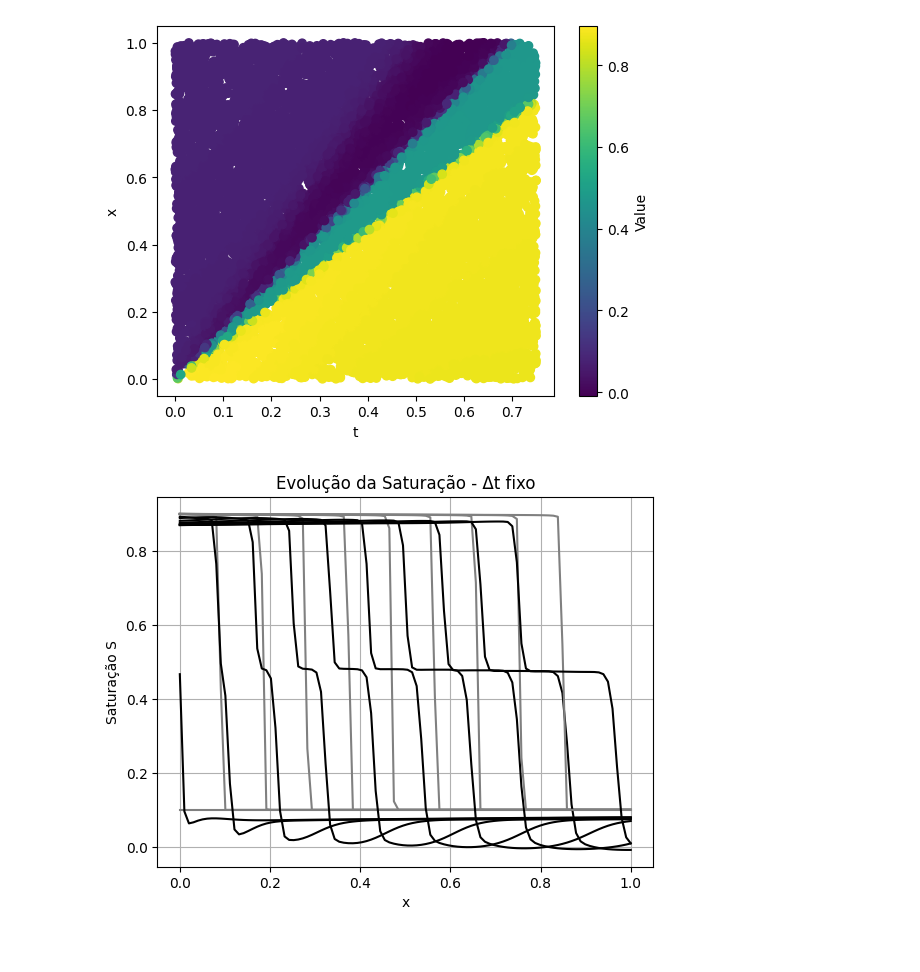
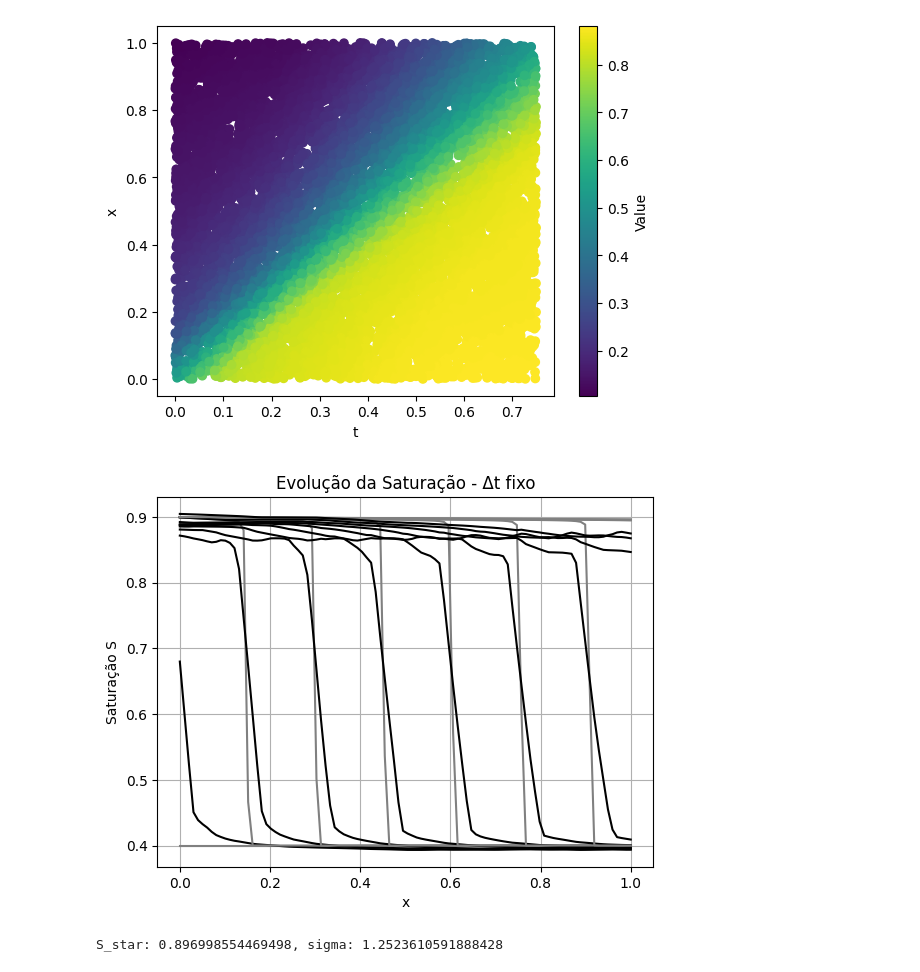
Before and after one commit to joaovmeyer/PINN-experiments, a Jupyter notebook: DeepONet.ipynb, the cells around one changed output. Cells and saved outputs as stored; diff of their text form; code cells hidden in the pictures.

```diff
--- a/DeepONet.ipynb
+++ b/DeepONet.ipynb
@@ -68,7 +68,7 @@ class PDE:
         return torch.where(S < self.s_star, self.f(self.S_inicial) + self.sigma * (S - self.S_inicial), self.f(S))
 # %%
 pdes = [
-    PDE(lambda x: x[:, :1] * 0 + 0.0), PDE(lambda x: x[:, :1] * 0 + 0.2), PDE(lambda x: x[:, :1] * 0 + 0.4), PDE(lambda x: x[:, :1] * 0 + 0.1)
+    PDE(lambda x: x[:, :1] * 0 + 0.0), PDE(lambda x: x[:, :1] * 0 + 0.2), PDE(lambda x: x[:, :1] * 0 + 0.4)
 ]
 # %% [output]
 S_star: 0.8973277509211302, sigma: 1.112728476524353
@@ -285,20 +298,20 @@ N_inicial = 1000
 # pontos usados (escolhidos aleatoriamente a cada passo de treino)
 X_colocacao, X_contorno, X_inicial = sample_points(N_colocacao, N_contorno, N_inicial)
 
-batch_size = 256
-batch_contorno = batch_size // 10
-batch_inicial = batch_size // 10
+batch_size = 1024
+batch_contorno = batch_size // 5
+batch_inicial = batch_size // 5
 batch_colocacao = batch_size - batch_contorno - batch_inicial
 
 m = 1
-p = 96
+p = 24
 xm = torch.linspace(0.0, 1.0, m).reshape(-1, 1)
 
-PINN_model = DeepONet(2, m, p, 64, 128)
+PINN_model = DeepONet(2, m, p, 48, 128)
 
-n_iter = 30000
-lr = 3e-4
-optimizer = optim.Adam(PINN_model.parameters(), lr=lr)
+n_iter = 10000
+lr = 1e-3
+optimizer = optim.Adam(PINN_model.parameters(), lr=lr, weight_decay=1e-4)
 
 # a cada quantas iterações vamos alterar os pontos usados
 N_change_points = 75
@@ -349,30 +364,31 @@ plt.show()
 # %%
 # x_plot = torch.cat((X_colocacao, X_inicial, X_contorno))
 # x_plot = x_plot[x_plot[:, 0] == 2]
 
 x_plot = torch.cat([
-    torch.zeros((N_colocacao, 1)) + 3,
+    torch.zeros((N_colocacao, 1)) + 1,
     (1 - torch.rand(N_colocacao, 1)) * T_max,
     torch.rand(N_colocacao, 1)
 ], dim = 1)
 
 
 y_pred = PINN_model(x_plot).detach().numpy()
 x_plot = x_plot.detach().numpy()
 
 plt.scatter(x_plot[:, 1], x_plot[:, 2:], c=y_pred, cmap="viridis")
 plt.xlabel('t')
 plt.ylabel('x')
 plt.colorbar(label='Value')
 plt.show()
 # %% [output]
-[figure, old version]
+[figure, new version]
 # %%
+pde_idx = 2
 for idx, t in enumerate(ts[::100]):
-    X = torch.tensor(np.stack([np.full(xs.shape, 3), np.full(xs.shape, t), xs], axis=1), dtype=torch.float32)
+    X = torch.tensor(np.stack([np.full(xs.shape, pde_idx), np.full(xs.shape, t), xs], axis=1), dtype=torch.float32)
     S = PINN_model(X).detach().cpu().numpy()
 
-    plt.plot(xs, uss[3][idx * 100, :], color="gray")
+    plt.plot(xs, uss[pde_idx][idx * 100, :], color="gray")
     plt.plot(xs, S, color="black")
 
 plt.xlabel('x')
@@ -382,4 +398,8 @@ plt.title('Evolução da Saturação - Δt fixo')
 plt.grid(True)
 plt.show()
 # %% [output]
-[figure, old version]
+[figure, new version]
+# %%
+pdes.append(PDE(lambda x: x[:, :1] * 0 + 0.1))
+# %% [output]
+S_star: 0.896998554469498, sigma: 1.2523610591888428
```
Also changed, not shown: parts of 10 cells of this notebook.
